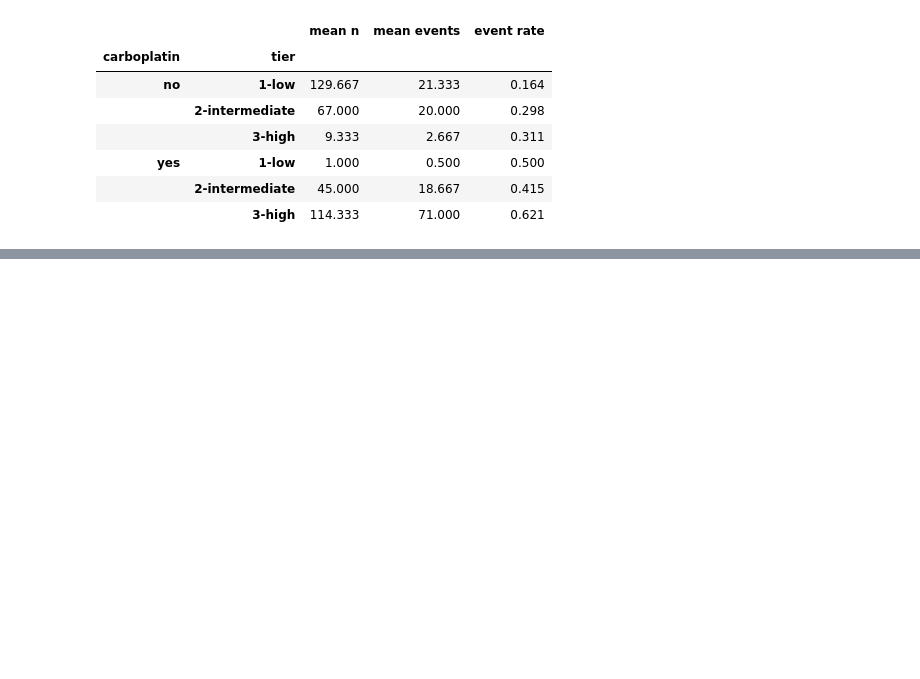
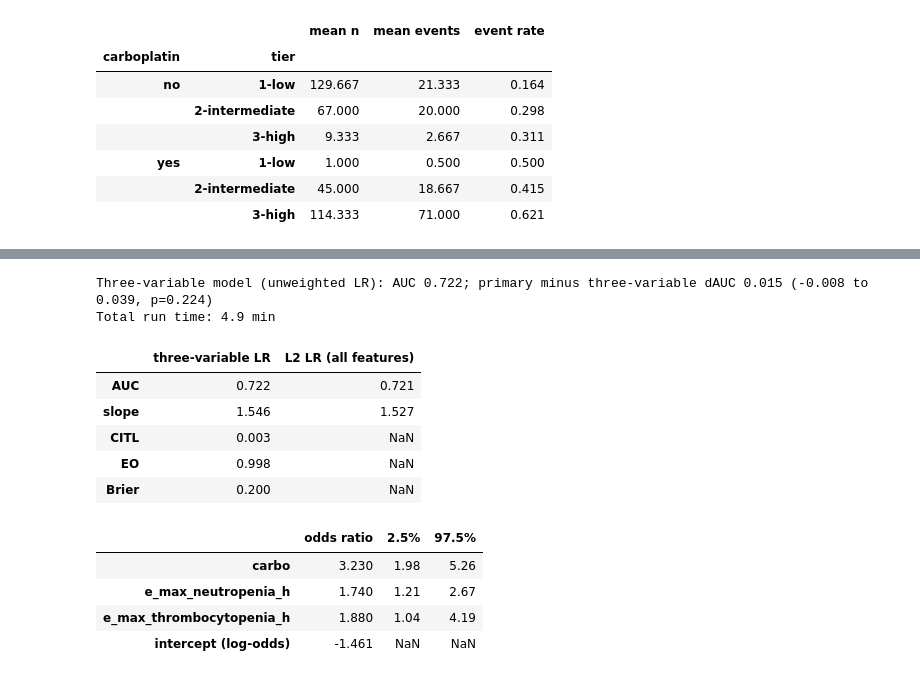
Before and after one commit to sama6064/Hematologic_Toxicity, a Jupyter notebook: RAQEEB_Toxicity_Landmark.ipynb, the cells around one changed output, grey strips where cells are left out. Drawn from its saved outputs; the diff is of its cells as text; code cells hidden in the pictures; blank space fills up the shorter version.

```diff
--- a/RAQEEB_Toxicity_Landmark.ipynb
+++ b/RAQEEB_Toxicity_Landmark.ipynb
@@ -1497,0 +1626,34 @@ Event rate by carboplatin: {0: 0.214, 1: 0.562}
+# %%
+# (e) three-variable model and calibration of L2 LR
+three = ["carbo", "e_max_neutropenia_h", "e_max_thrombocytopenia_h"]
+s3, P3 = oof(make_pipe(LogisticRegression(max_iter=5000), prep=make_prep(features=three)), {"model__C": [0.01, 0.1, 1, 10, 100]}, dh[three], yh)
+cal3 = pd.DataFrame([dict(AUC=roc_auc_score(yh, p), slope=cal_slope(yh, p), CITL=citl(yh, p), EO=p.mean() / yh.mean(), Brier=brier_score_loss(yh, p)) for p in P3]).mean()
+lo, hi, pv = boot_delta(yh, P_final_ref, P3)
+print(f"Three-variable model (unweighted LR): AUC {cal3.AUC:.3f}; primary minus three-variable dAUC {mean_auc(yh, P_final_ref) - cal3.AUC:.3f} ({lo:.3f} to {hi:.3f}, p={pv:.3f})")
+fit3 = LogisticRegression(C=1e6, max_iter=5000).fit(dh[three].values, yh)
+rngb = np.random.default_rng(0); bc = []
+for _ in range(500):
+    i = rngb.integers(0, len(yh), len(yh)); bc.append(LogisticRegression(C=1e6, max_iter=5000).fit(dh[three].values[i], yh[i]).coef_[0])
+bc = np.array(bc)
+res_three = pd.DataFrame({"odds ratio": np.exp(fit3.coef_[0]), "2.5%": np.exp(np.percentile(bc, 2.5, 0)), "97.5%": np.exp(np.percentile(bc, 97.5, 0))}, index=three).round(2)
+res_three.loc["intercept (log-odds)"] = [round(fit3.intercept_[0], 3), np.nan, np.nan]
+_, P_l2 = oof(*simple_cfg["LR L2 (Ridge)"], Xh, yh)
+cal_l2 = pd.DataFrame([dict(AUC=roc_auc_score(yh, p), slope=cal_slope(yh, p)) for p in P_l2]).mean()
+summary3 = pd.concat({"three-variable LR": cal3, "L2 LR (all features)": cal_l2}, axis=1).round(3)
+res_three.to_csv(f"{RV}/three_variable_or.csv"); summary3.to_csv(f"{RV}/three_variable_calibration.csv")
+print(f"Total run time: {(time.time()-T0)/60:.1f} min")
+display(summary3); res_three
+# %% [output]
+Three-variable model (unweighted LR): AUC 0.722; primary minus three-variable dAUC 0.015 (-0.008 to 0.039, p=0.224)
+Total run time: 4.9 min
+|  | three-variable LR | L2 LR (all features) |
+| AUC | 0.722 | 0.721 |
+| slope | 1.546 | 1.527 |
+| CITL | 0.003 | NaN |
+| EO | 0.998 | NaN |
+| Brier | 0.200 | NaN |
+|  | odds ratio | 2.5% | 97.5% |
+| carbo | 3.230 | 1.98 | 5.26 |
+| e_max_neutropenia_h | 1.740 | 1.21 | 2.67 |
+| e_max_thrombocytopenia_h | 1.880 | 1.04 | 4.19 |
+| intercept (log-odds) | -1.461 | NaN | NaN |
```
Also changed, not shown: parts of 4 cells of this notebook, 8 other files.
